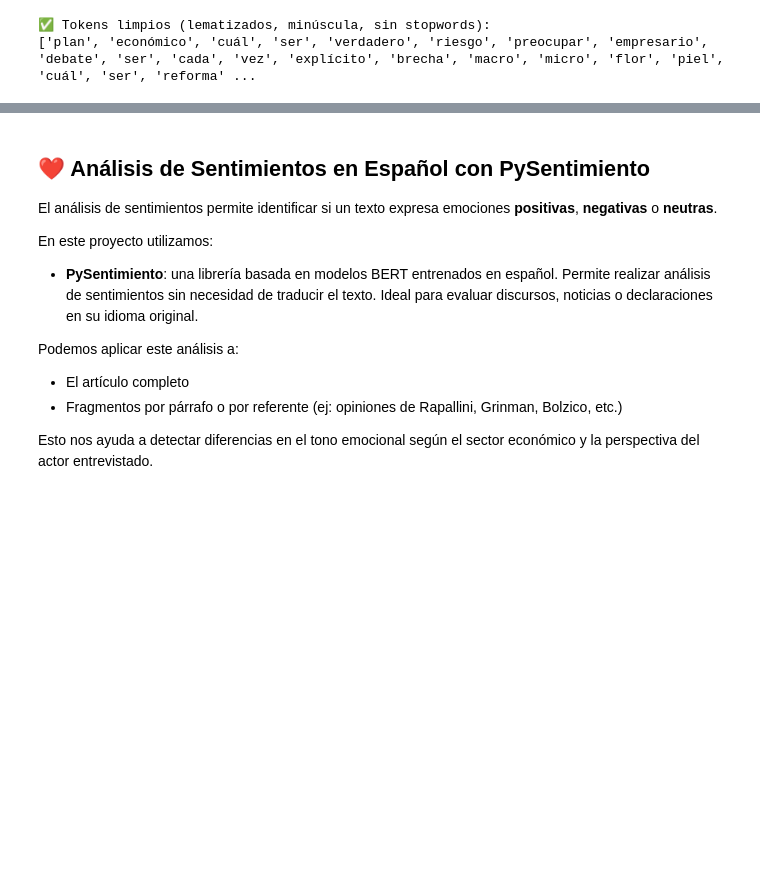
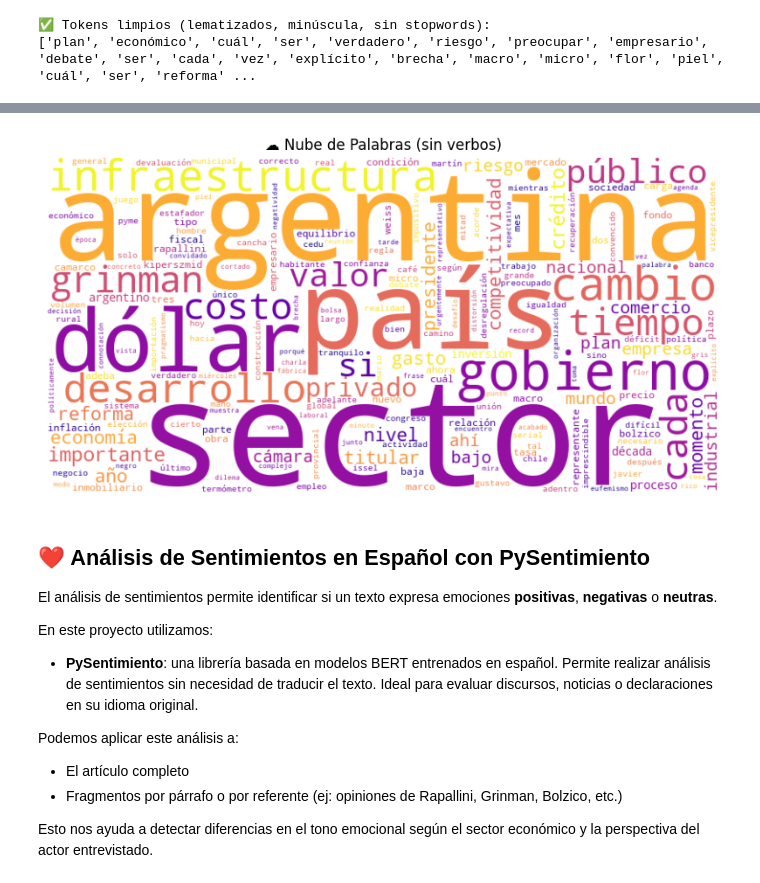
Before and after one commit to jquelas/news_articule_analysis, a Jupyter notebook: news_article_analysis.ipynb, the cells around one changed output, grey strips where cells are left out. Cells and saved outputs as stored; diff of their text form; code cells hidden in the pictures; blank space fills up the shorter version.

```diff
--- a/news_article_analysis.ipynb
+++ b/news_article_analysis.ipynb
@@ -184,3 +285,18 @@ print(tokens_finales[:50])
+# %%
+# Crear texto unido
+texto_filtrado = " ".join(tokens_sin_verbos)
+
+# Generar la nube
+nube = WordCloud(width=800, height=400, background_color="white", colormap="plasma").generate(texto_filtrado)
+
+# Mostrar
+plt.figure(figsize=(10, 5))
+plt.imshow(nube, interpolation='bilinear')
+plt.axis("off")
+plt.title("☁️ Nube de Palabras (sin verbos)")
+plt.show()
+# %% [output]
+[figure, added]
 # %% [markdown]
 ## ❤️ Análisis de Sentimientos en Español con PySentimiento
 
```
Also changed, not shown: parts of 10 cells of this notebook.
